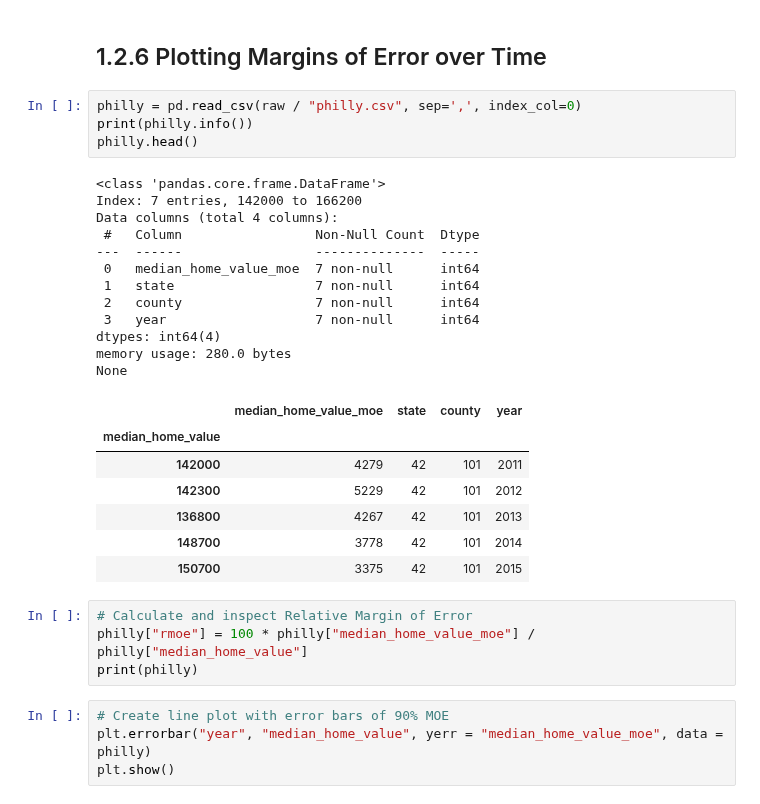
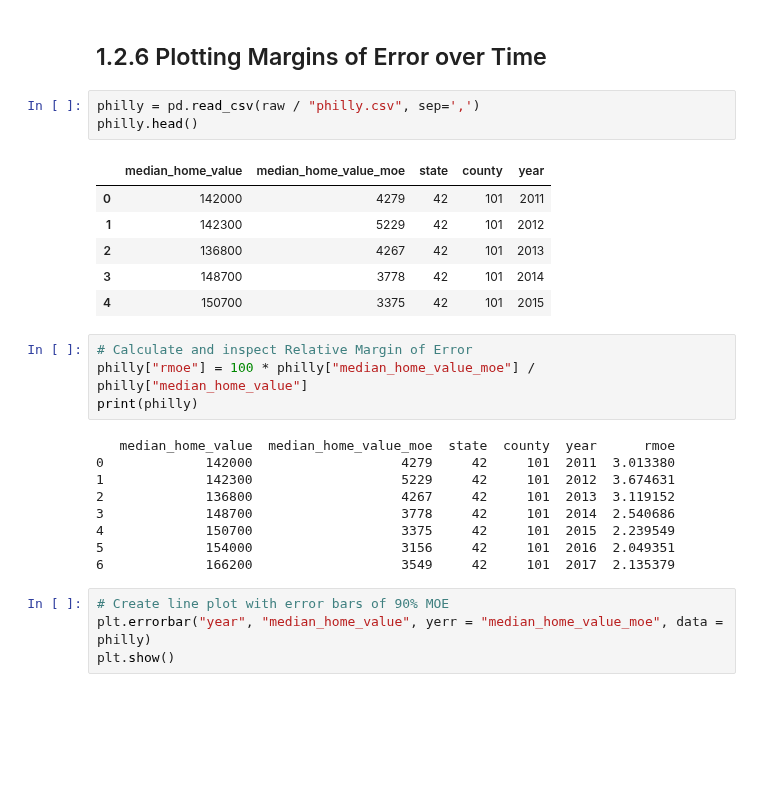
Before and after one commit to oecorrechag/geogeo, a Jupyter notebook: 1. Analyzing US Census Data in Python/notebooks/1.2.0_american Community Survey.ipynb, the cells around one changed output. Drawn from its saved outputs; the diff is of its cells as text; blank space fills up the shorter version.

```diff
--- a/1. Analyzing US Census Data in Python/notebooks/1.2.0_american Community Survey.ipynb
+++ b/1. Analyzing US Census Data in Python/notebooks/1.2.0_american Community Survey.ipynb
@@ -141,33 +141,28 @@ plt.show()
 # %% [markdown]
 ## 1.2.6 Plotting Margins of Error over Time
 # %%
-philly = pd.read_csv(raw / "philly.csv", sep=',', index_col=0)
-print(philly.info())
+philly = pd.read_csv(raw / "philly.csv", sep=',')
 philly.head()
 # %% [output]
-<class 'pandas.core.frame.DataFrame'>
-Index: 7 entries, 142000 to 166200
-Data columns (total 4 columns):
- #   Column                 Non-Null Count  Dtype
----  ------                 --------------  -----
- 0   median_home_value_moe  7 non-null      int64
- 1   state                  7 non-null      int64
- 2   county                 7 non-null      int64
- 3   year                   7 non-null      int64
-dtypes: int64(4)
-memory usage: 280.0 bytes
-None
-|  | median_home_value_moe | state | county | year |
-| median_home_value |  |  |  |  |
-| 142000 | 4279 | 42 | 101 | 2011 |
-| 142300 | 5229 | 42 | 101 | 2012 |
-| 136800 | 4267 | 42 | 101 | 2013 |
-| 148700 | 3778 | 42 | 101 | 2014 |
-| 150700 | 3375 | 42 | 101 | 2015 |
+|  | median_home_value | median_home_value_moe | state | county | year |
+| 0 | 142000 | 4279 | 42 | 101 | 2011 |
+| 1 | 142300 | 5229 | 42 | 101 | 2012 |
+| 2 | 136800 | 4267 | 42 | 101 | 2013 |
+| 3 | 148700 | 3778 | 42 | 101 | 2014 |
+| 4 | 150700 | 3375 | 42 | 101 | 2015 |
 # %%
 # Calculate and inspect Relative Margin of Error
 philly["rmoe"] = 100 * philly["median_home_value_moe"] / philly["median_home_value"]
 print(philly)
+# %% [output]
+   median_home_value  median_home_value_moe  state  county  year      rmoe
+0             142000                   4279     42     101  2011  3.013380
+1             142300                   5229     42     101  2012  3.674631
+2             136800                   4267     42     101  2013  3.119152
+3             148700                   3778     42     101  2014  2.540686
+4             150700                   3375     42     101  2015  2.239549
+5             154000                   3156     42     101  2016  2.049351
+6             166200                   3549     42     101  2017  2.135379
 # %%
 # Create line plot with error bars of 90% MOE
 plt.errorbar("year", "median_home_value", yerr = "median_home_value_moe", data = philly)
```
Also changed, not shown: parts of 2 cells of this notebook.
